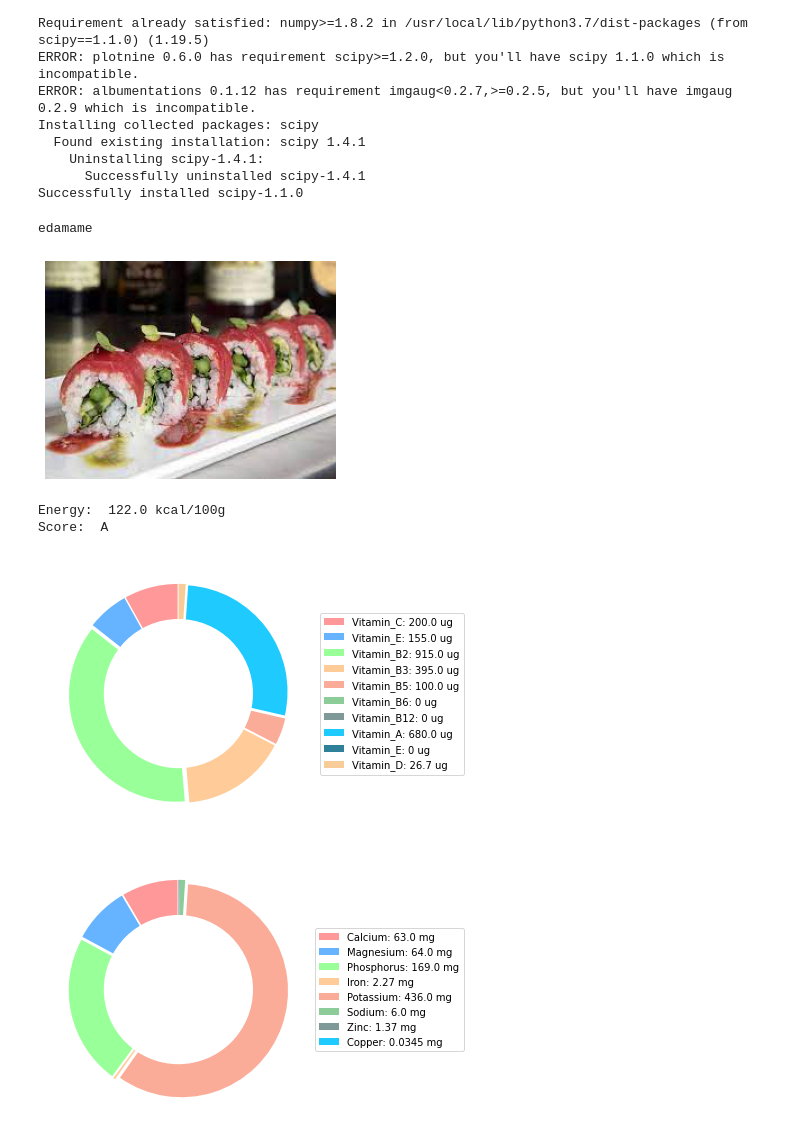
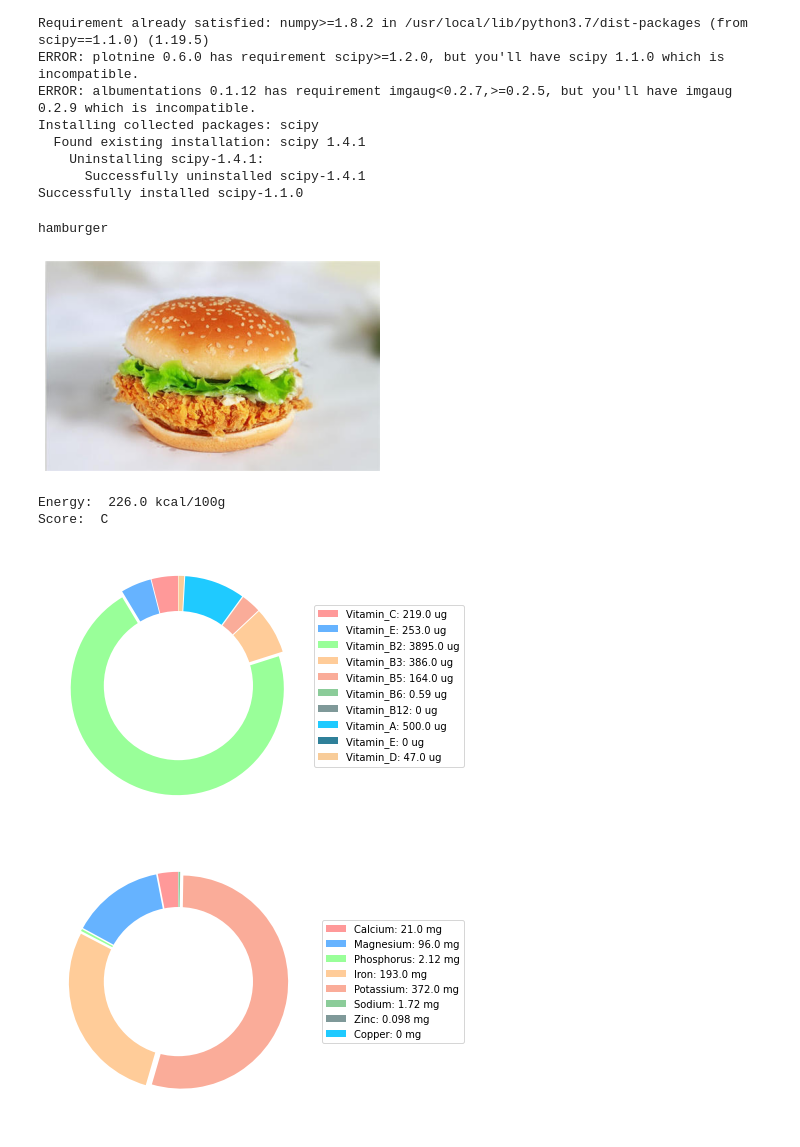
Before and after one commit to hanweii/CSCI3303FinalProject, a Jupyter notebook: Demo.ipynb, the cells around one changed output. Drawn from its saved outputs; the diff is of its cells as text; code cells hidden in the pictures.

Commit message:
change path

```diff
--- a/Demo.ipynb
+++ b/Demo.ipynb
@@ -111,29 +111,29 @@ def preprocess_img(x):
 # %%
 from PIL import Image
 from keras.preprocessing import image
 
-img_path = '/content/download (1).jpg'
+img_path = './hamburger.jpg'
 test_image = Image.open(img_path)
 img = image.load_img(img_path, target_size=(299, 299))
 img_arr = image.img_to_array(img)
 img_arr = np.expand_dims(img_arr, axis=0)
 img_arr_test = preprocess_img(img_arr)
 y_pred = model.predict(img_arr_test)
 preds = np.argmax(y_pred, axis=1)
 best_pred = collections.Counter(preds).most_common(1)[0][0]
 print(arr[best_pred])
 plt.imshow(test_image)
 name = arr[best_pred]
 plt.axis('off')
 plt.show()
 a = find(name)
 draw(a)
 print('Energy: ',a[0], 'kcal/100g')
 print('Score: ',a[20])
 # %% [output]
-edamame
+hamburger
-[figure, old version]
+[figure, new version]
-Energy:  122.0 kcal/100g
-Score:  A
+Energy:  226.0 kcal/100g
+Score:  C
-[figure, old version]
+[figure, new version]
-[figure, old version]
+[figure, new version]
```
Also changed, not shown: 1 other file.
